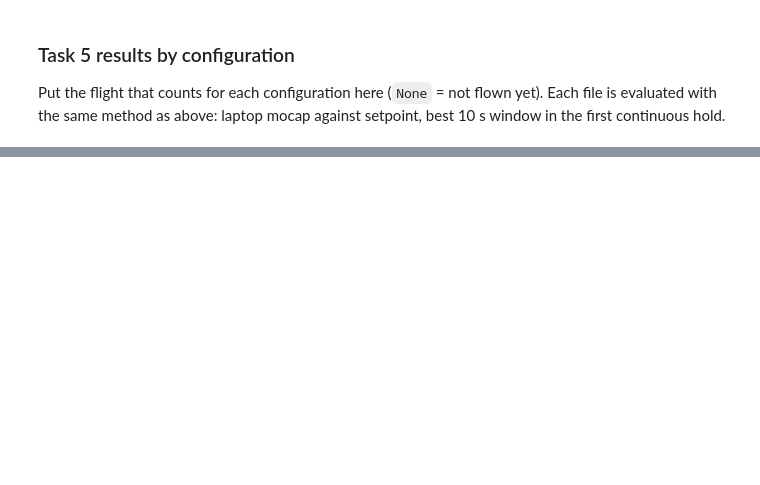
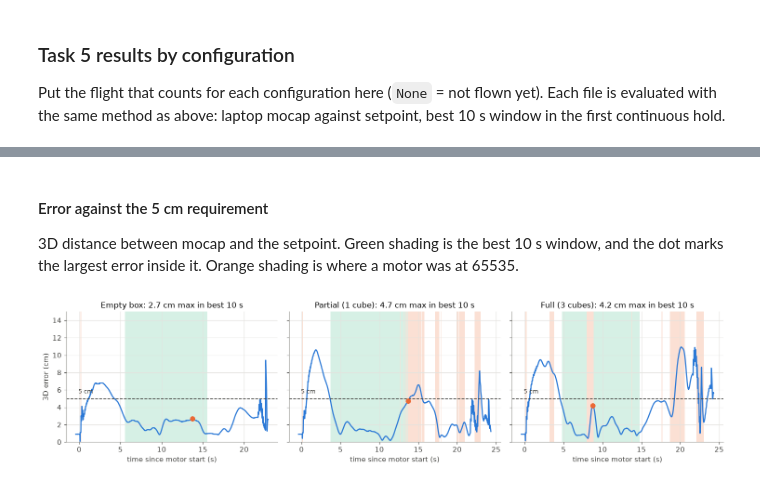
Before and after one commit to dssong2/crazyflie-client, a Jupyter notebook: project/milestone2_analysis.ipynb, the cells around one changed output, grey strips where cells are left out. Saved outputs shown, nothing was run; the diff lists cells and outputs as text; code cells hidden in the pictures; blank space fills up the shorter version.

Commit message:
task5 complete

```diff
--- a/project/milestone2_analysis.ipynb
+++ b/project/milestone2_analysis.ipynb
@@ -45,7 +45,7 @@ WINDOW = 10.0          # for 10 s
 # %% [markdown]
 Load the flight. Drone data is resampled to 100 Hz. The laptop's mocap log is synced to it in time and moved into the drone's start frame, independently of the drone, so it can serve as ground truth.
 # %%
-filename = 'task5_partial_run2.json'
+filename = 'task5_partial_run6.json'
 with open(filename, 'r') as f:
     meta = json.load(f)
 print(f"{filename}: {meta['task5']}, gains {meta['gains_filename']} (written {meta['gains_created']})")
@@ -351,8 +315,8 @@ Put the flight that counts for each configuration here (`None` = not flown yet).
 # %%
 TASK5_FLIGHTS = {
     'empty':   'task5_empty_run4.json',
-    'partial': None,   # 1 cube
-    'full':    None,   # 3 cubes
+    'partial': 'task5_partial_run6.json',   # 1 cube
+    'full':    'task5_full_run1.json',   # 3 cubes
 }
 
 def evaluate(fn):
@@ -408,0 +445,28 @@ full          (not flown yet)
+# %% [markdown]
+#### Error against the 5 cm requirement
+
+3D distance between mocap and the setpoint. Green shading is the best 10 s window, and the dot marks the largest error inside it. Orange shading is where a motor was at 65535.
+# %%
+def shade_flight(ax, f):
+    ax.axvspan(f['best_t'], f['best_t'] + WINDOW, color=C_SHADE_OK, zorder=0, lw=0)
+    for a, b in f['sat_intervals']:
+        ax.axvspan(a, b, color=C_SHADE_BAD, zorder=0, lw=0)
+
+fig, axes = plt.subplots(1, len(flights), figsize=(15, 3.8), sharey=True)
+for ax, (c, f) in zip(axes, flights.items()):
+    t, s = f['t'], f['span']
+    shade_flight(ax, f)
+    ax.plot(t[s], f['err'][s] * 100, color=C_BLUE)
+    ax.axhline(TOL * 100, color=C_INK, ls='--', lw=1.2)
+    ax.text(t[s][0] + 0.3, TOL * 100 + 0.6, '5 cm', color=C_INK, fontsize=9)
+    k_max = np.flatnonzero(f['window'])[np.nanargmax(f['err'][f['window']])]
+    ax.plot(t[k_max], f['err'][k_max] * 100, 'o', ms=7, color=C_ORANGE)
+    ax.set_title(f"{CONFIG_LABEL[c]}: {f['best_err'] * 100:.1f} cm max in best {WINDOW:.0f} s", fontsize=12)
+    ax.set_xlabel('time since motor start (s)')
+axes = np.atleast_1d(axes)
+axes[0].set_ylabel('3D error (cm)')
+axes[0].set_ylim(0, 15)
+plt.tight_layout()
+plt.show()
+# %% [output]
+[figure, added]
```
Also changed, not shown: parts of 14 cells of this notebook, 6 other files.
